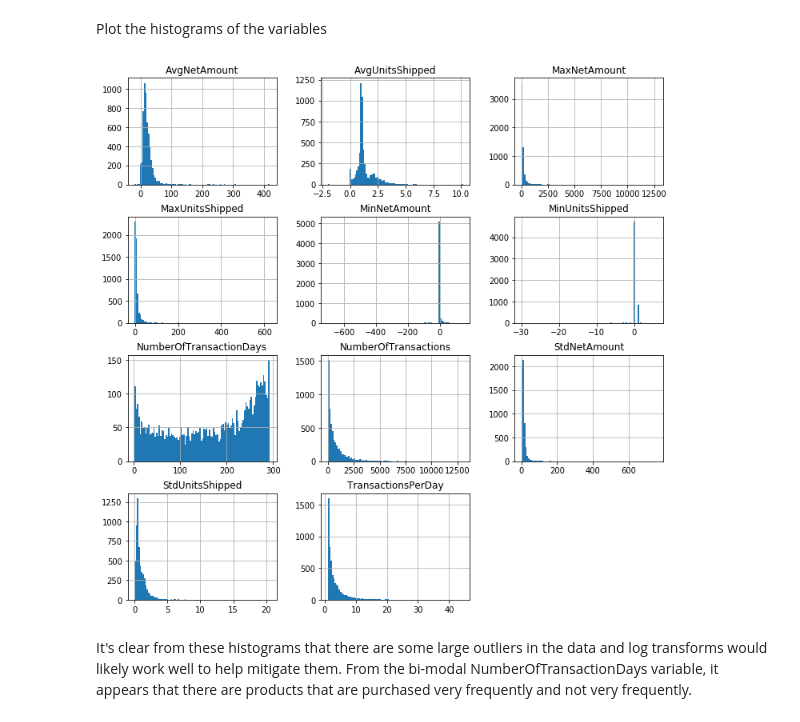
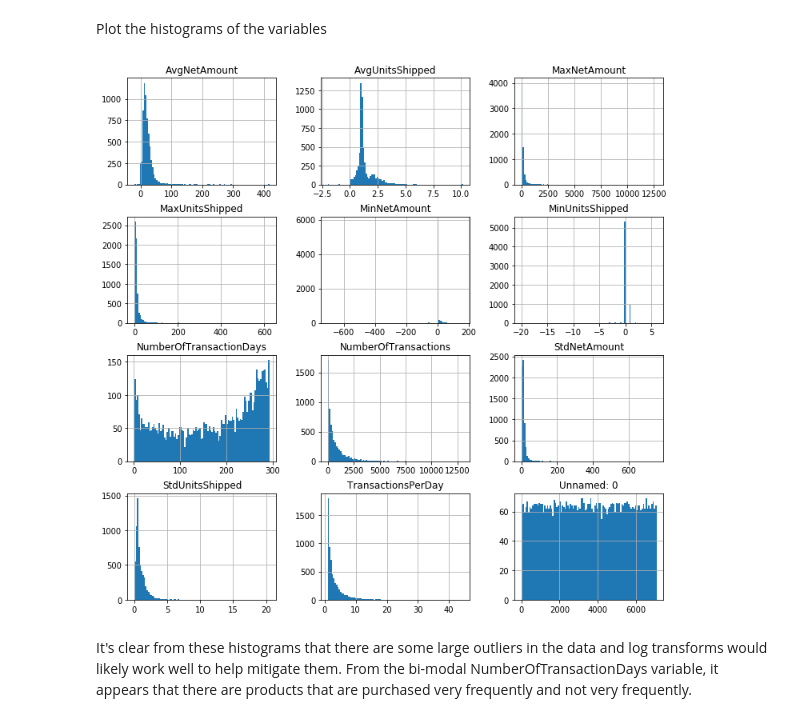
Before and after one commit to marcushorwich/ml-autocat, a Jupyter notebook: notebooks/1.0-exploratory-analysis.ipynb, the cells around one changed output. Drawn from its saved outputs; the diff is of its cells as text; code cells hidden in the pictures.

```diff
--- a/notebooks/1.0-exploratory-analysis.ipynb
+++ b/notebooks/1.0-exploratory-analysis.ipynb
@@ -311,3 +288,7 @@ dtype: float64
+# %%
+X, y = get_training_data('../data/processed/train_2018-08-24.csv')
+training_df = X.copy()
+training_df['']
 # %% [markdown]
 ### Multivariate Analysis
 # %%
@@ -324,7 +306,7 @@ sns.heatmap(categories.drop('GLCategory', axis=1).corr());
 # %% [markdown]
 Create a new feature 'TransactionsPerDay' that includes NumberOfTransactions and NumberOfTransactionDays
 # %%
-categories['TransactionsPerDay'] = categories['NumberOfTransactions'] / categories['NumberOfTransactionDays']
-categories.corr()['TransactionsPerDay'].sort_values(ascending=False)
+training_df['TransactionsPerDay'] = training_df['NumberOfTransactions'] / training_df['NumberOfTransactionDays']
+training_df.corr()['TransactionsPerDay'].sort_values(ascending=False)
 # %% [output]
 TransactionsPerDay         1.000000
@@ -346,9 +327,9 @@ Name: TransactionsPerDay, dtype: float64
 # %% [markdown]
 Plot the histograms of the variables
 # %%
-categories.drop(['GLCategory'], axis=1).hist(figsize=(12,12), bins=100);
+training_df.drop(['GLCategory'], axis=1).hist(figsize=(12,12), bins=100);
 # %% [output]
-[figure, old version]
+[figure, new version]
 # %% [markdown]
 It's clear from these histograms that there are some large outliers in the data and log transforms would likely work well to help mitigate them.  From the bi-modal NumberOfTransactionDays variable, it appears that there are products that are purchased very frequently and not very frequently.
 # %%
```
Also changed, not shown: parts of 54 cells of this notebook.
